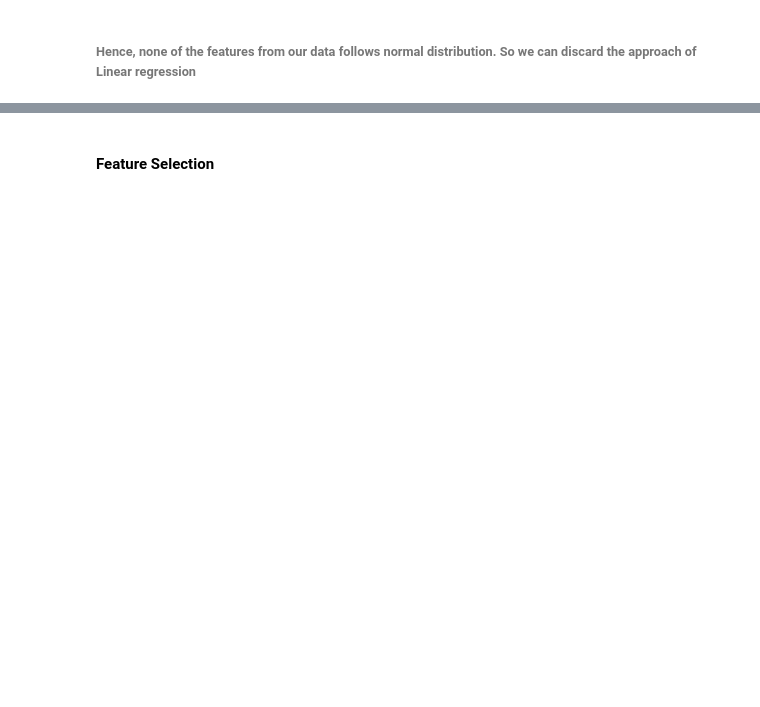
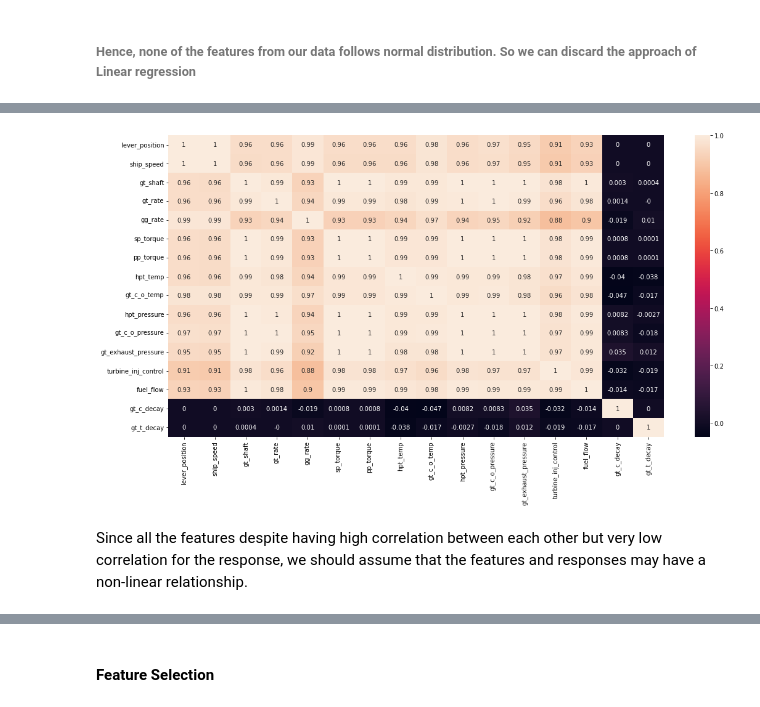
Before and after one commit to InnovativeCoder/Condition-Based-Maintenance-of-Naval-Propulsion-Plants, a Jupyter notebook: Predictive Maintenence.ipynb, the cells around one changed output, grey strips where cells are left out. Drawn from its saved outputs; the diff is of its cells as text; code cells hidden in the pictures; blank space fills up the shorter version.

```diff
--- a/Predictive Maintenence.ipynb
+++ b/Predictive Maintenence.ipynb
@@ -136,3 +147,12 @@ for i in dataframe.columns:
+# %%
+corr_mat= numpy.round(dataframe.corr(),4)
+plt.figure(figsize = (18,9))
+sns.heatmap(corr_mat, annot = True)
+plt.show()
+# %% [output]
+[figure, added]
+# %% [markdown]
+Since all the features despite having high correlation between each other but very low correlation for the response, we should assume that the features and responses may have a non-linear relationship.
 # %%
 # In order to check if our data follows gaussian distribution, we use Andreson-Darling Test
 for i in dataframe.columns:
```
Also changed, not shown: parts of 13 cells of this notebook.
